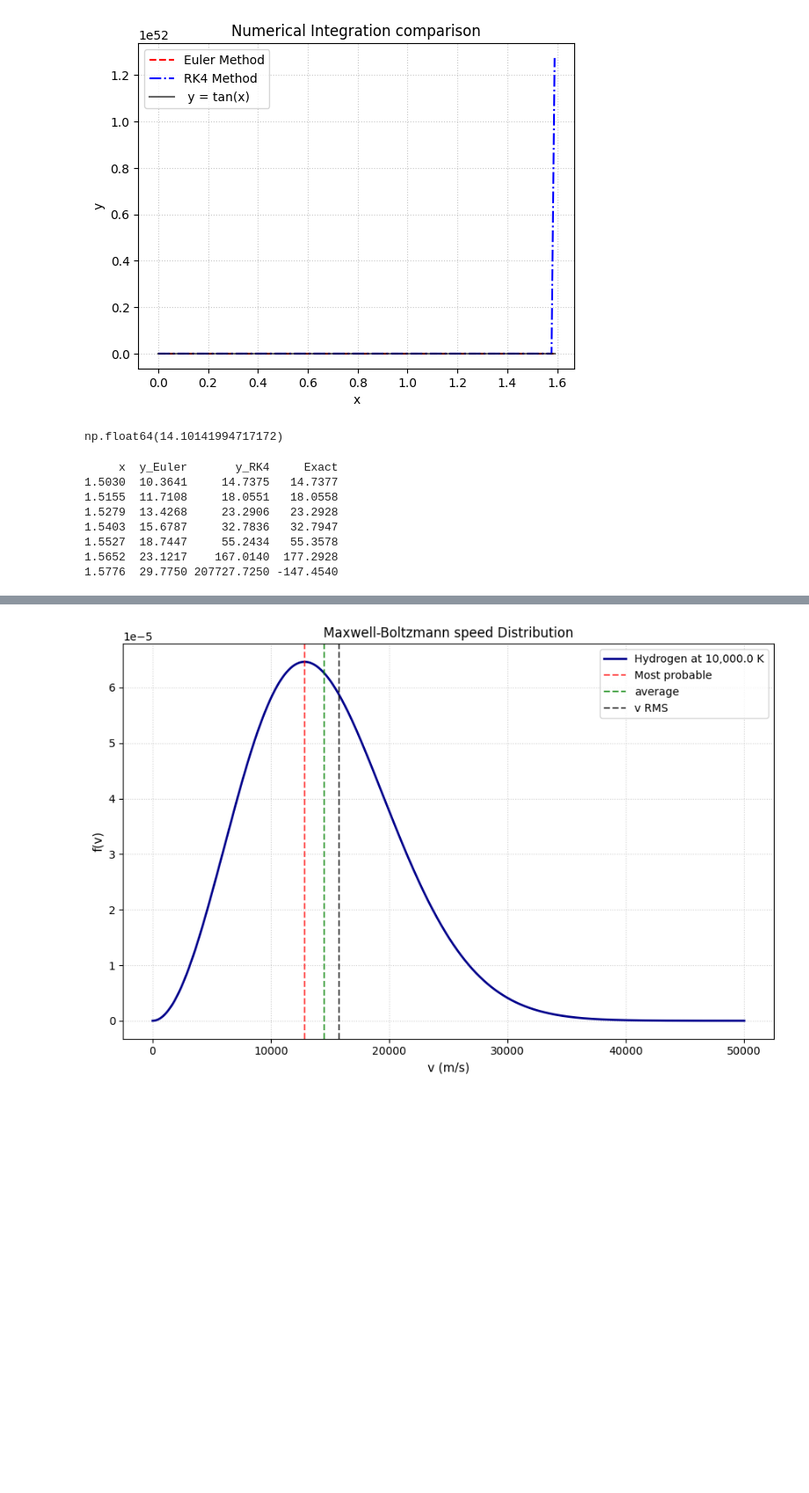
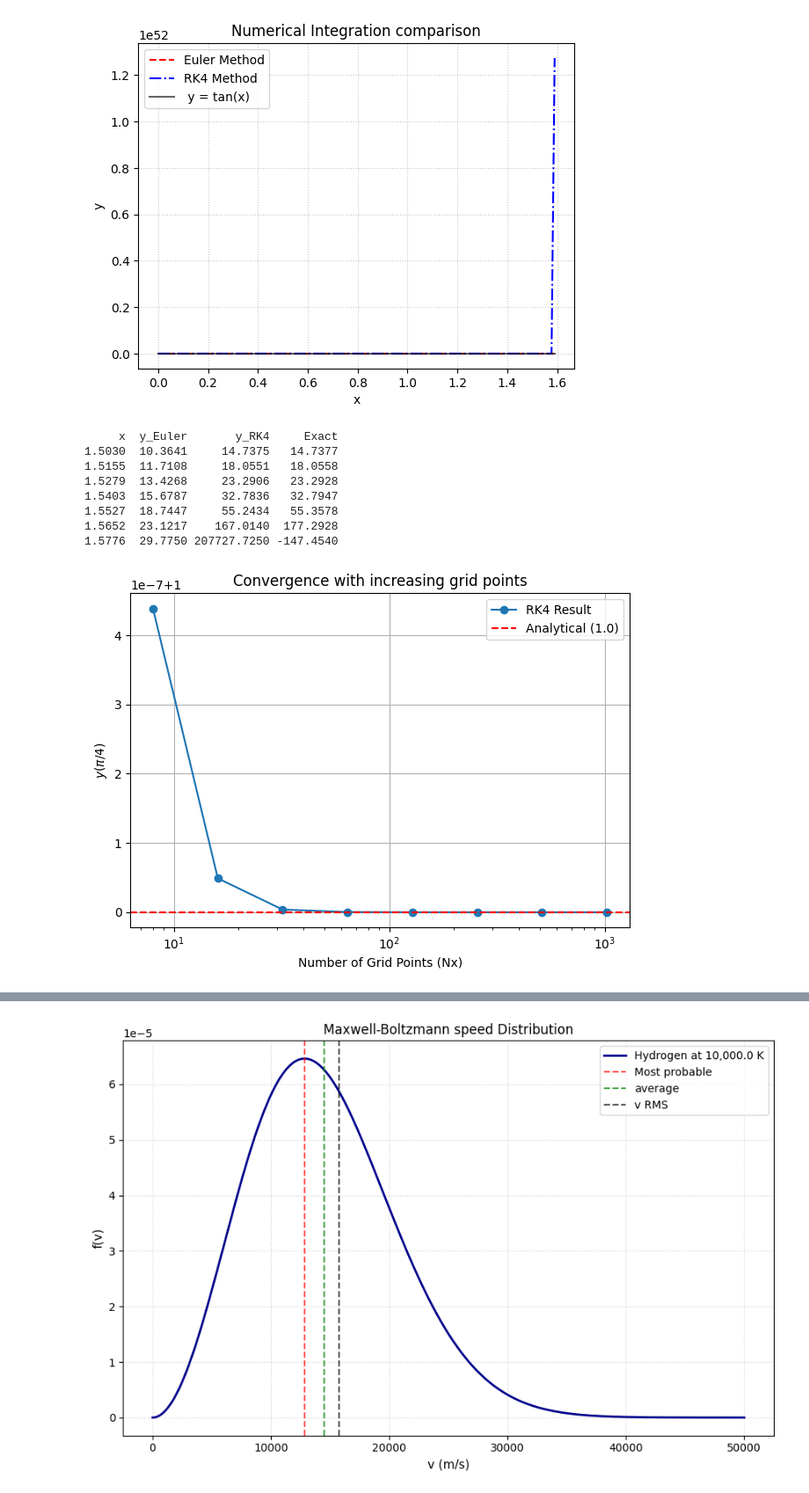
Before and after one commit to asifzia864/Astro_5900_HW03, a Jupyter notebook: Numerical_Integrator_plots.ipynb, the cells around one changed output, grey strips where cells are left out. Shown at 88% size. Drawn from its saved outputs; the diff is of its cells as text; code cells hidden in the pictures; blank space fills up the shorter version.

```diff
--- a/Numerical_Integrator_plots.ipynb
+++ b/Numerical_Integrator_plots.ipynb
@@ -29,10 +29,6 @@ plt.savefig(
 plt.show()
 # %% [output]
 [figure]
-# %%
-np.tan(1.5)
-# %% [output]
-np.float64(14.10141994717172)
 # %%
 df_combined = pd.merge(df_euler, df_rk4, on='x', suffixes=('_Euler', '_RK4'))
 df_combined['Exact'] = np.tan(df_combined['x'])
@@ -47,3 +43,18 @@ print(breakdown_region[['x', 'y_Euler', 'y_RK4', 'Exact']].to_string(index=False
 1.5527  18.7447     55.2434   55.3578
 1.5652  23.1217    167.0140  177.2928
 1.5776  29.7750 207727.7250 -147.4540
+# %%
+df_RK4 = pd.read_csv('convergence_data_prob_1.csv')
+plt.plot(df_RK4['Nx'], df_RK4['y_final'], 'o-', label='RK4 Result')
+plt.axhline(y=1.0, color='r', linestyle='--', label='Analytical (1.0)')
+plt.xscale('log')
+plt.xlabel('Number of Grid Points (Nx)')
+plt.ylabel(r'$y(\pi/4)$')
+plt.title('Convergence with increasing grid points')
+plt.legend()
+plt.grid(True)
+plt.tight_layout()
+plt.savefig("RK_4_1c.pdf", dpi=600)
+plt.show()
+# %% [output]
+[figure, added]
```
Also changed, not shown: parts of 2 cells of this notebook, 3 other files.
